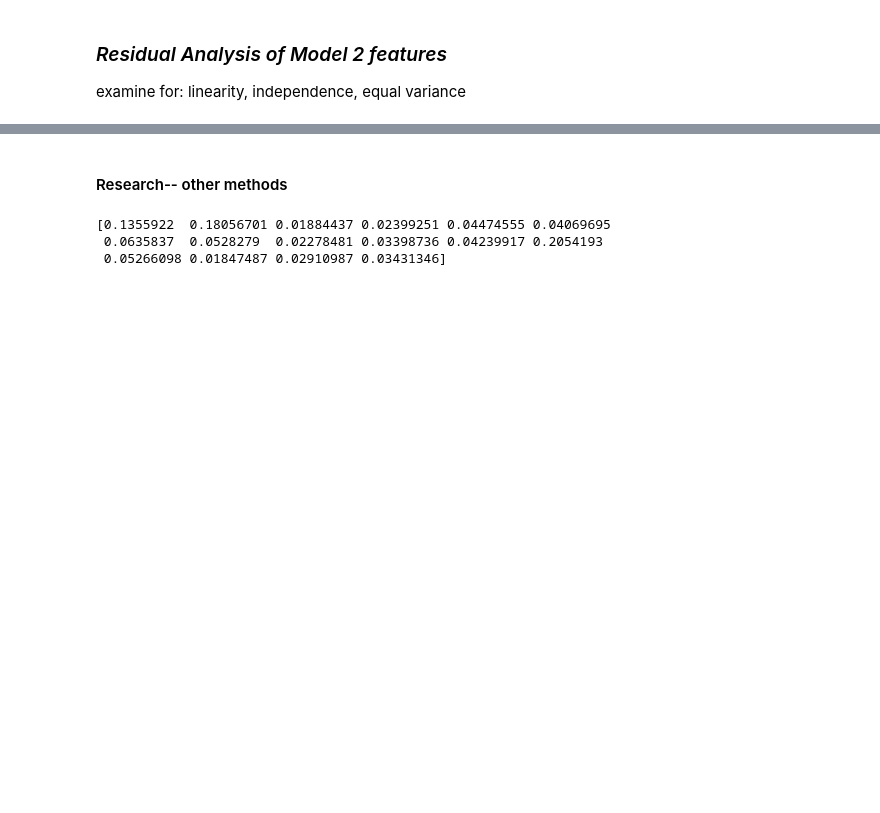
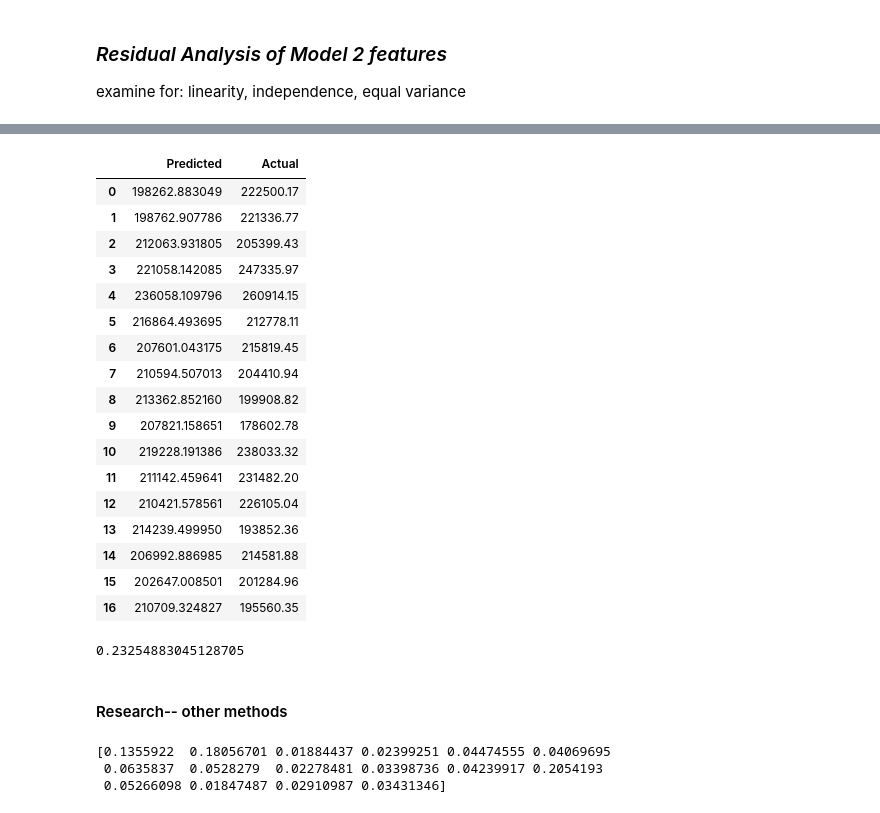
Before and after one commit to Alphaomegainfinity/energy_consumption_vs_weather, a Jupyter notebook: main_09.08.23.ipynb, the cells around one changed output, grey strips where cells are left out. Drawn from its saved outputs; the diff is of its cells as text; code cells hidden in the pictures; blank space fills up the shorter version.

Commit message:
adding a model

```diff
--- a/main_09.08.23.ipynb
+++ b/main_09.08.23.ipynb
@@ -507,11 +510,8 @@ sns.PairGrid(daily_weather_energy_df, height=3, aspect=1.5, y_vars='Direction of
 ### *Which Model will be used*
 We use Regresssion Model because our target value is maximum daily energy usage and it is a continuous (numerical) value
 # %%
-#if including, we need to explain the following as they weren't shown in the course: "Train" r2 and rmse values, MAE values
-
 # Instantiate
-linear_model = linear_model.LinearRegression()
-#linear_model = LinearRegression()
+linear_model = LinearRegression()
 
 # Create a function to test the model:
 def test_model(model, data):
@@ -526,14 +526,14 @@ def test_model(model, data):
     plt.xlabel('Actual values')
     plt.ylabel('Predicted values')
     plt.legend(loc='upper left')
-    #plt.plot([0, 50], [0, 50], c='red')
+    plt.plot([0, 50], [0, 50], c='red')
     plt.subplot(1, 2, 2)
     plt.scatter(y_test, y_test_pred, c='green', marker='x', label='Test data')
     plt.title('Test data')
     plt.xlabel('Actual values')
     plt.ylabel('Predicted values')
     plt.legend(loc='upper left')
-    #plt.plot([0, 50], [0, 50], c='red')
+    plt.plot([0, 50], [0, 50], c='red')
 
     print('actual MEDV values of the first 5 test data:')
     print(y_test[0:5])
@@ -902,4 +902,34 @@ sns.residplot(x=daily_weather_energy_df['3pm MSL pressure (hPa)'], y=daily_weath
 [figure]
+# %%
+# Predicting:
+pred = linear_model.predict(X_test)
+pred = pd.DataFrame(pred, columns=['Predicted'])
+pred['Actual'] = y_test.values
+pred
+# %% [output]
+|  | Predicted | Actual |
+| 0 | 198262.883049 | 222500.17 |
+| 1 | 198762.907786 | 221336.77 |
+| 2 | 212063.931805 | 205399.43 |
+| 3 | 221058.142085 | 247335.97 |
+| 4 | 236058.109796 | 260914.15 |
+| 5 | 216864.493695 | 212778.11 |
+| 6 | 207601.043175 | 215819.45 |
+| 7 | 210594.507013 | 204410.94 |
+| 8 | 213362.852160 | 199908.82 |
+| 9 | 207821.158651 | 178602.78 |
+| 10 | 219228.191386 | 238033.32 |
+| 11 | 211142.459641 | 231482.20 |
+| 12 | 210421.578561 | 226105.04 |
+| 13 | 214239.499950 | 193852.36 |
+| 14 | 206992.886985 | 214581.88 |
+| 15 | 202647.008501 | 201284.96 |
+| 16 | 210709.324827 | 195560.35 |
+# %%
+result = linear_model.score(X_test, y_test)
+print (result)
+# %% [output]
+0.23254883045128705
 # %% [markdown]
 #### Research-- other methods
 # %%
```
Also changed, not shown: parts of 30 cells of this notebook.
